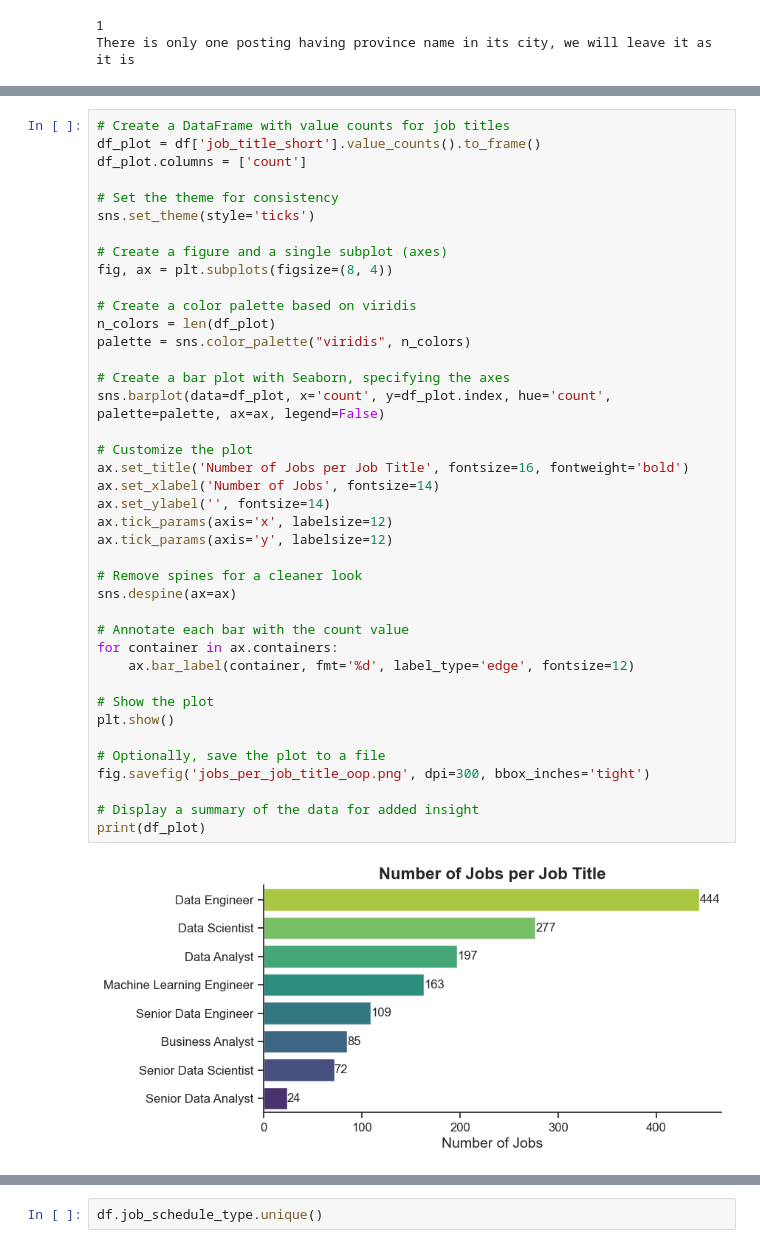
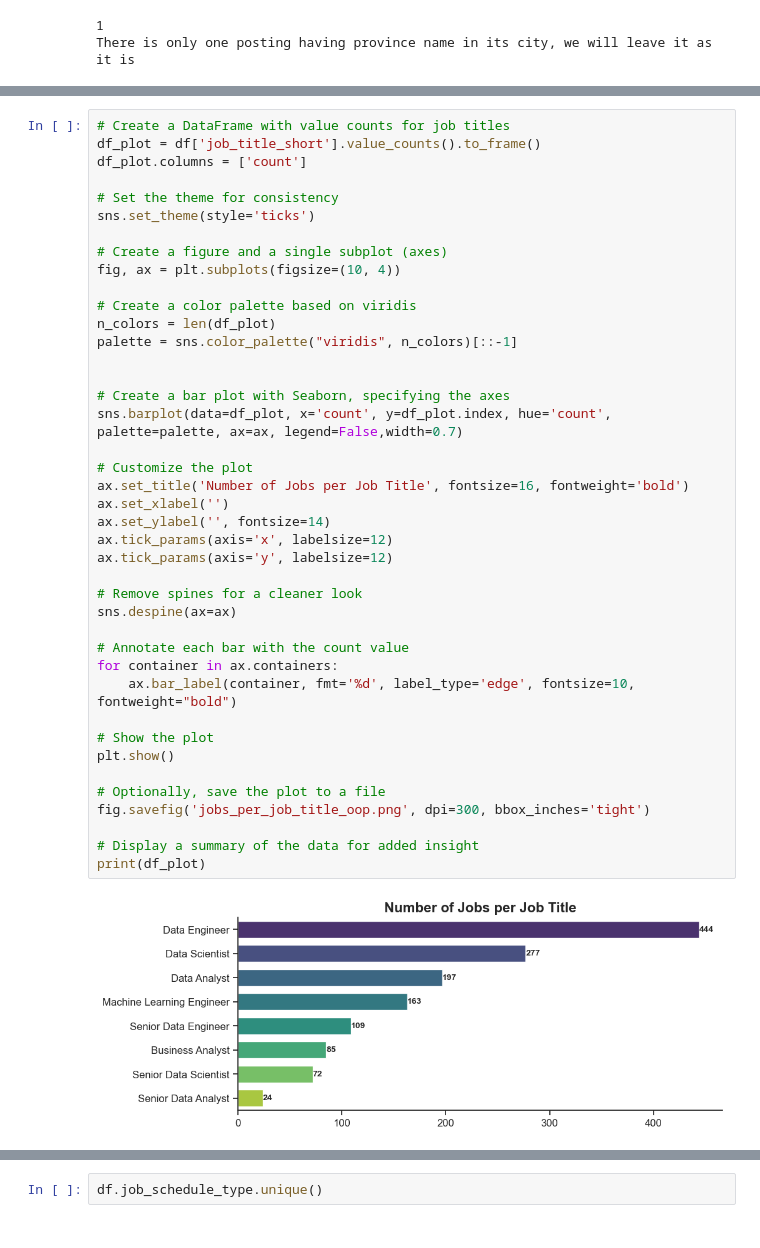
Before and after one commit to johnramal/data_jobs_pak, a Jupyter notebook: 7_detailed_analysis_pak.ipynb, the cells around one changed output, grey strips where cells are left out. Drawn from its saved outputs; the diff is of its cells as text.

```diff
--- a/7_detailed_analysis_pak.ipynb
+++ b/7_detailed_analysis_pak.ipynb
@@ -141,39 +141,40 @@ df_plot.columns = ['count']
 sns.set_theme(style='ticks')
 
 # Create a figure and a single subplot (axes)
-fig, ax = plt.subplots(figsize=(8, 4))
+fig, ax = plt.subplots(figsize=(10, 4))
 
 # Create a color palette based on viridis
 n_colors = len(df_plot)
-palette = sns.color_palette("viridis", n_colors)
+palette = sns.color_palette("viridis", n_colors)[::-1]
+
 
 # Create a bar plot with Seaborn, specifying the axes
-sns.barplot(data=df_plot, x='count', y=df_plot.index, hue='count', palette=palette, ax=ax, legend=False)
+sns.barplot(data=df_plot, x='count', y=df_plot.index, hue='count', palette=palette, ax=ax, legend=False,width=0.7)
 
 # Customize the plot
 ax.set_title('Number of Jobs per Job Title', fontsize=16, fontweight='bold')
-ax.set_xlabel('Number of Jobs', fontsize=14)
+ax.set_xlabel('')
 ax.set_ylabel('', fontsize=14)
 ax.tick_params(axis='x', labelsize=12)
 ax.tick_params(axis='y', labelsize=12)
 
 # Remove spines for a cleaner look
 sns.despine(ax=ax)
 
 # Annotate each bar with the count value
 for container in ax.containers:
-    ax.bar_label(container, fmt='%d', label_type='edge', fontsize=12)
+    ax.bar_label(container, fmt='%d', label_type='edge', fontsize=10, fontweight="bold")
 
 # Show the plot
 plt.show()
 
 # Optionally, save the plot to a file
 fig.savefig('jobs_per_job_title_oop.png', dpi=300, bbox_inches='tight')
 
 # Display a summary of the data for added insight
 print(df_plot)
 # %% [output]
-[figure, old version]
+[figure, new version]
                            count
 job_title_short
 Data Engineer                444
```
Also changed, not shown: parts of 2 cells of this notebook, 5 other files.
